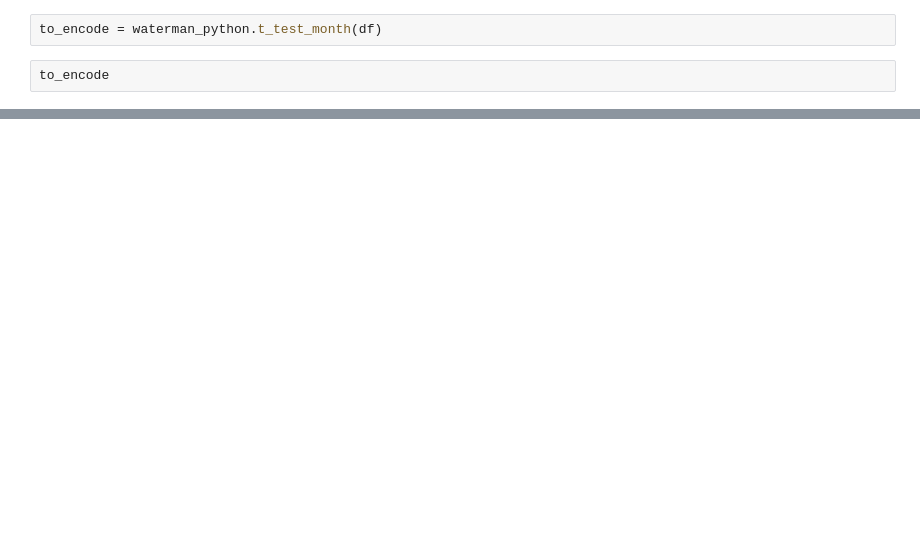
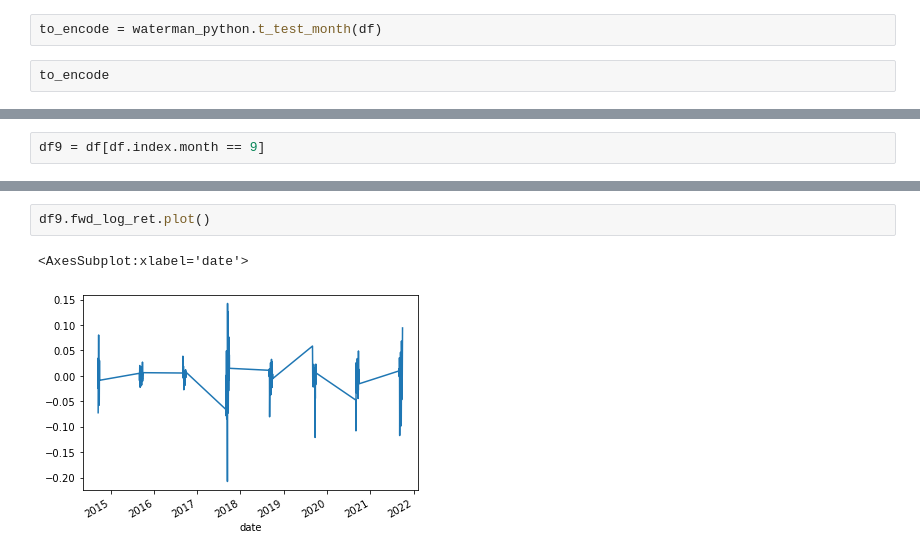
Before and after one commit to FinancialForecasters/financial_forecaster, a Jupyter notebook: waterman_explore.ipynb, the cells around one changed output, grey strips where cells are left out. Drawn from its saved outputs; the diff is of its cells as text; blank space fills up the shorter version.

```diff
--- a/waterman_explore.ipynb
+++ b/waterman_explore.ipynb
@@ -555,0 +571,2 @@ df.info()
+# %%
+df9 = df[df.index.month == 9]
@@ -555,0 +664,5 @@ df.info()
+# %%
+df9.fwd_log_ret.plot()
+# %% [output]
+<AxesSubplot:xlabel='date'>
+[figure, added]
```
Also changed, not shown: parts of 13 cells of this notebook.
